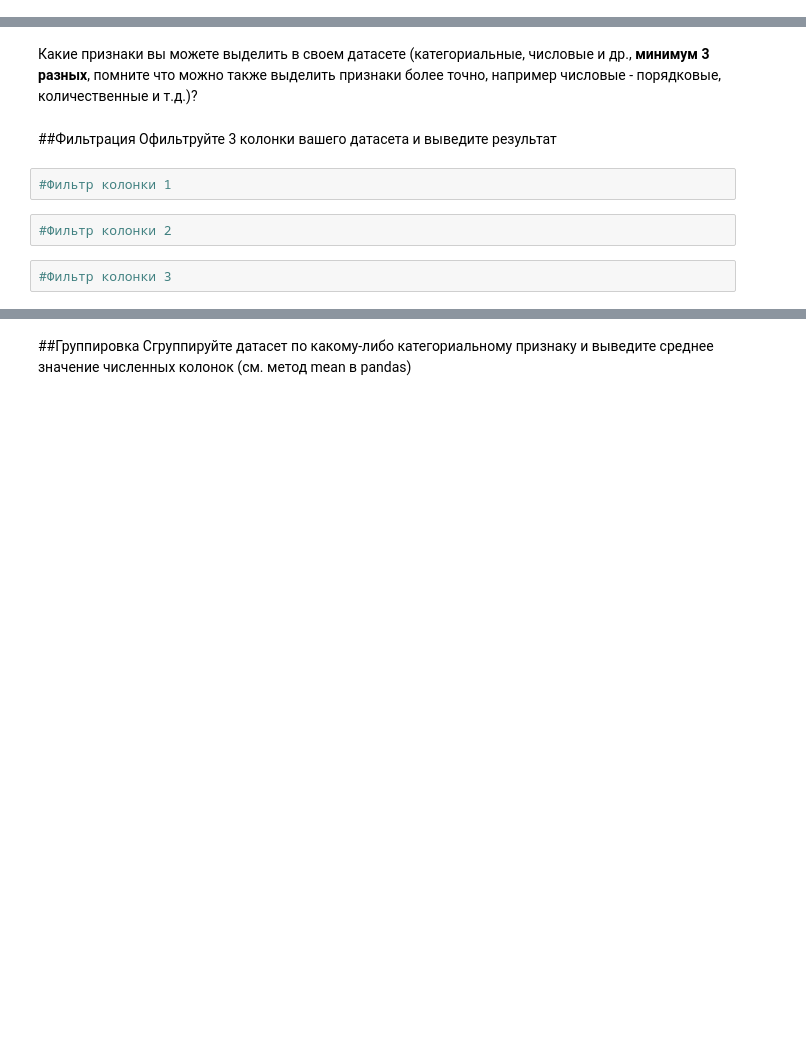
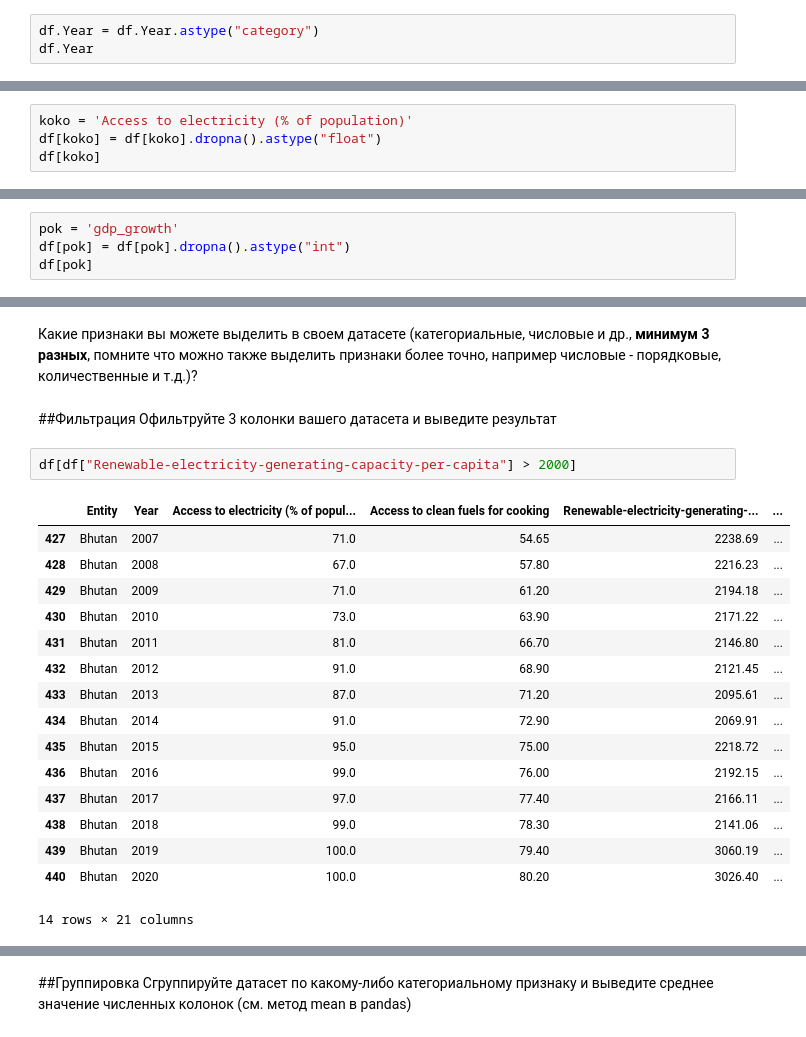
Before and after one commit to MaximRubbit2/-, a Jupyter notebook: Копия_блокнота_"Задание_1_ipynb".ipynb, the cells around one changed output, grey strips where cells are left out. Saved outputs shown, nothing was run; the diff lists cells and outputs as text; blank space fills up the shorter version.

```diff
--- a/Копия_блокнота_"Задание_1_ipynb".ipynb
+++ b/Копия_блокнота_"Задание_1_ipynb".ipynb
@@ -68,0 +146,3 @@ df
+# %%
+df.Year = df.Year.astype("category")
+df.Year
@@ -68,0 +163,4 @@ df
+# %%
+koko = 'Access to electricity (% of population)'
+df[koko] = df[koko].dropna().astype("float")
+df[koko]
@@ -68,0 +180,4 @@ df
+# %%
+pok = 'gdp_growth'
+df[pok] = df[pok].dropna().astype("int")
+df[pok]
@@ -71,9 +199,22 @@ df
 # %% [markdown]
 ##Фильтрация
 Офильтруйте 3 колонки вашего датасета и выведите результат
-# %%
-#Фильтр колонки 1
-# %%
-#Фильтр колонки 2
-# %%
-#Фильтр колонки 3
+# %%
+df[df["Renewable-electricity-generating-capacity-per-capita"] > 2000]
+# %% [output]
+|  | Entity | Year | Access to electricity (% of popul... | Access to clean fuels for cooking | Renewable-electricity-generating-... | ... |
+| 427 | Bhutan | 2007 | 71.0 | 54.65 | 2238.69 | ... |
+| 428 | Bhutan | 2008 | 67.0 | 57.80 | 2216.23 | ... |
+| 429 | Bhutan | 2009 | 71.0 | 61.20 | 2194.18 | ... |
+| 430 | Bhutan | 2010 | 73.0 | 63.90 | 2171.22 | ... |
+| 431 | Bhutan | 2011 | 81.0 | 66.70 | 2146.80 | ... |
+| 432 | Bhutan | 2012 | 91.0 | 68.90 | 2121.45 | ... |
+| 433 | Bhutan | 2013 | 87.0 | 71.20 | 2095.61 | ... |
+| 434 | Bhutan | 2014 | 91.0 | 72.90 | 2069.91 | ... |
+| 435 | Bhutan | 2015 | 95.0 | 75.00 | 2218.72 | ... |
+| 436 | Bhutan | 2016 | 99.0 | 76.00 | 2192.15 | ... |
+| 437 | Bhutan | 2017 | 97.0 | 77.40 | 2166.11 | ... |
+| 438 | Bhutan | 2018 | 99.0 | 78.30 | 2141.06 | ... |
+| 439 | Bhutan | 2019 | 100.0 | 79.40 | 3060.19 | ... |
+| 440 | Bhutan | 2020 | 100.0 | 80.20 | 3026.40 | ... |
+14 rows × 21 columns
```
Also changed, not shown: parts of 19 cells of this notebook.
